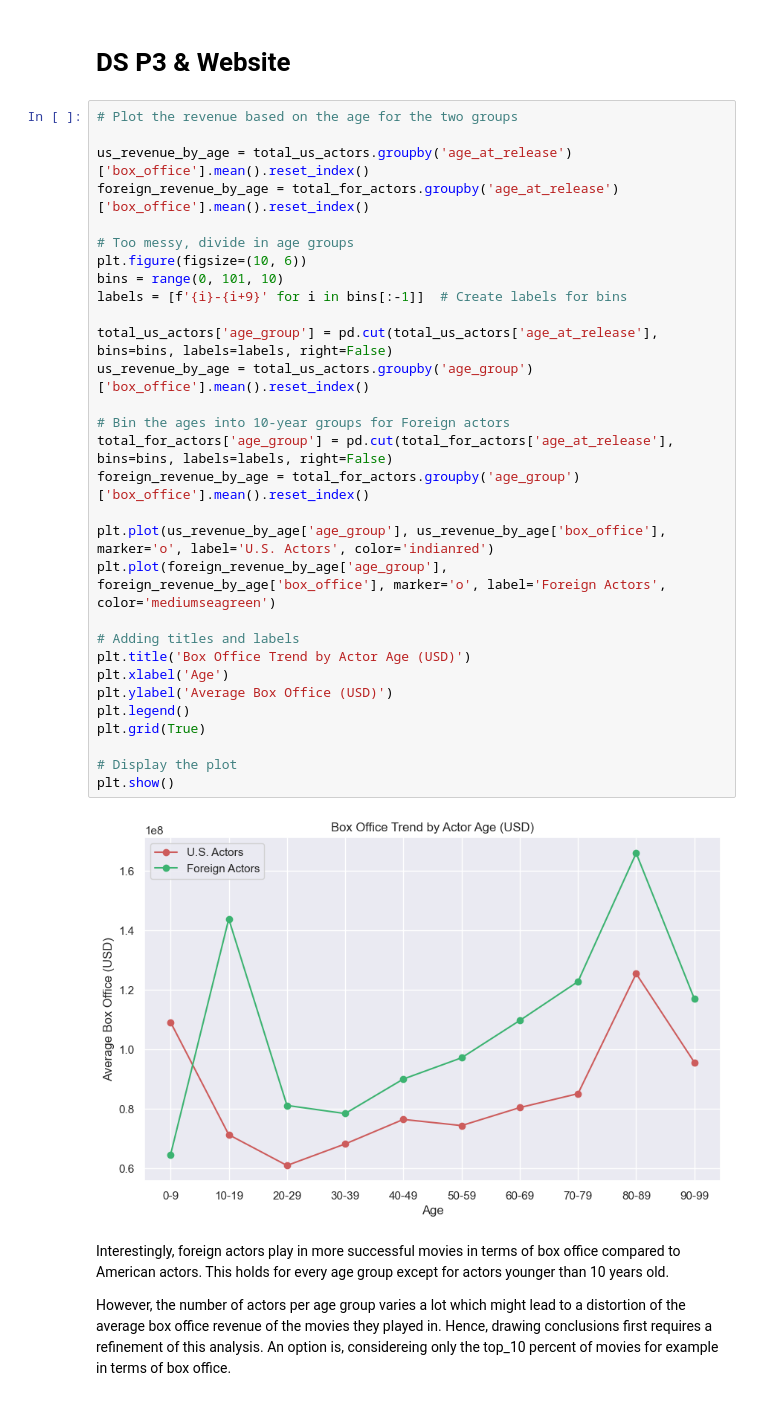
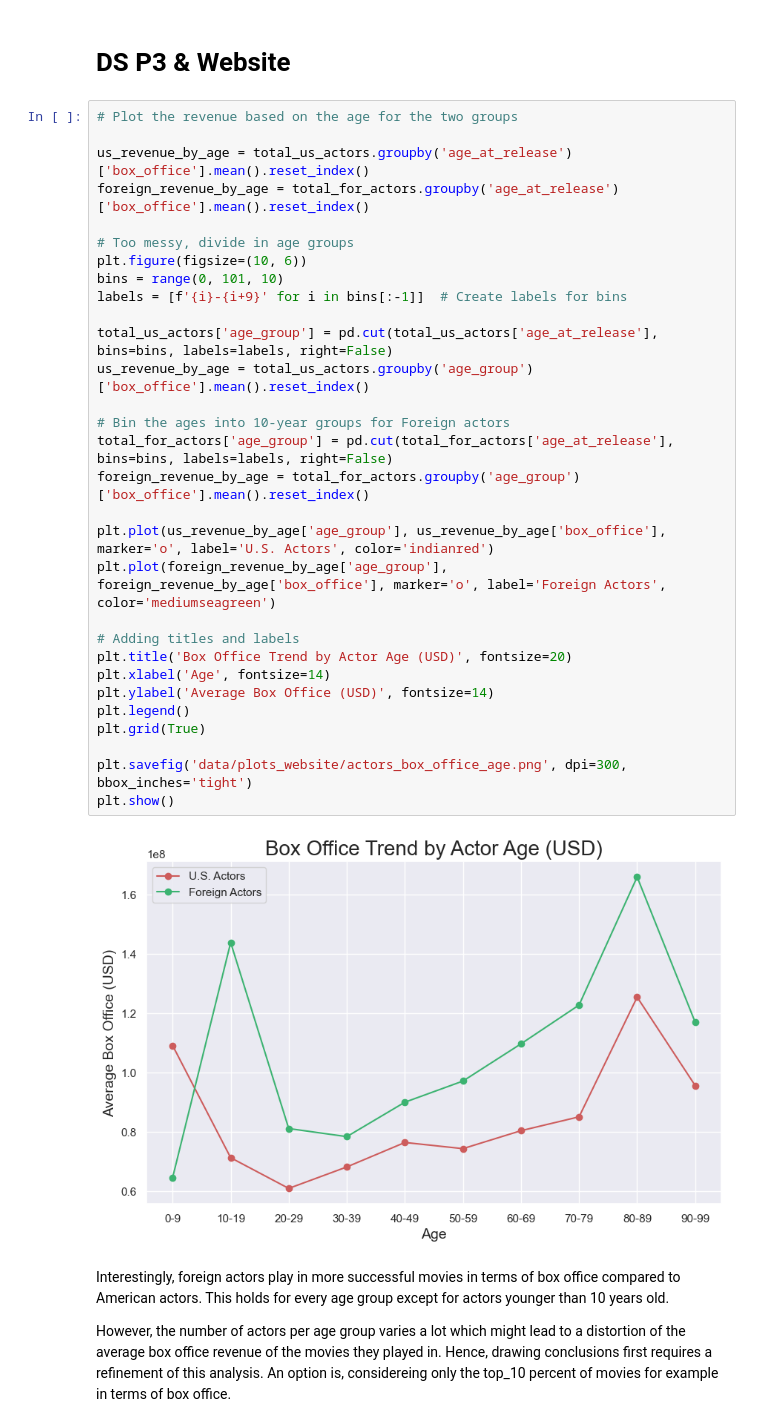
Before and after one commit to epfl-ada/ada-2024-project-adactylous, a Jupyter notebook: results_P2.ipynb, the cells around one changed output. Cells and saved outputs as stored; diff of their text form.

```diff
--- a/results_P2.ipynb
+++ b/results_P2.ipynb
@@ -1690,35 +1736,35 @@ The plot shows, that American actors play more often in successful American movi
 # %%
 # Plot the revenue based on the age for the two groups
 
 us_revenue_by_age = total_us_actors.groupby('age_at_release')['box_office'].mean().reset_index()
 foreign_revenue_by_age = total_for_actors.groupby('age_at_release')['box_office'].mean().reset_index()
 
 # Too messy, divide in age groups
 plt.figure(figsize=(10, 6))
 bins = range(0, 101, 10)
 labels = [f'{i}-{i+9}' for i in bins[:-1]]  # Create labels for bins
 
 total_us_actors['age_group'] = pd.cut(total_us_actors['age_at_release'], bins=bins, labels=labels, right=False)
 us_revenue_by_age = total_us_actors.groupby('age_group')['box_office'].mean().reset_index()
 
 # Bin the ages into 10-year groups for Foreign actors
 total_for_actors['age_group'] = pd.cut(total_for_actors['age_at_release'], bins=bins, labels=labels, right=False)
 foreign_revenue_by_age = total_for_actors.groupby('age_group')['box_office'].mean().reset_index()
 
 plt.plot(us_revenue_by_age['age_group'], us_revenue_by_age['box_office'], marker='o', label='U.S. Actors', color='indianred')
 plt.plot(foreign_revenue_by_age['age_group'], foreign_revenue_by_age['box_office'], marker='o', label='Foreign Actors', color='mediumseagreen')
 
 # Adding titles and labels
-plt.title('Box Office Trend by Actor Age (USD)')
-plt.xlabel('Age')
-plt.ylabel('Average Box Office (USD)')
+plt.title('Box Office Trend by Actor Age (USD)', fontsize=20)
+plt.xlabel('Age', fontsize=14)
+plt.ylabel('Average Box Office (USD)', fontsize=14)
 plt.legend()
 plt.grid(True)
 
-# Display the plot
+plt.savefig('data/plots_website/actors_box_office_age.png', dpi=300, bbox_inches='tight')
 plt.show()
 # %% [output]
-[figure, old version]
+[figure, new version]
 # %% [markdown]
 Interestingly, foreign actors play in more successful movies in terms of box office compared to American actors. This holds for every age group except for actors younger than 10 years old.
 
```
Also changed, not shown: parts of 7 cells of this notebook, 17 other files.
